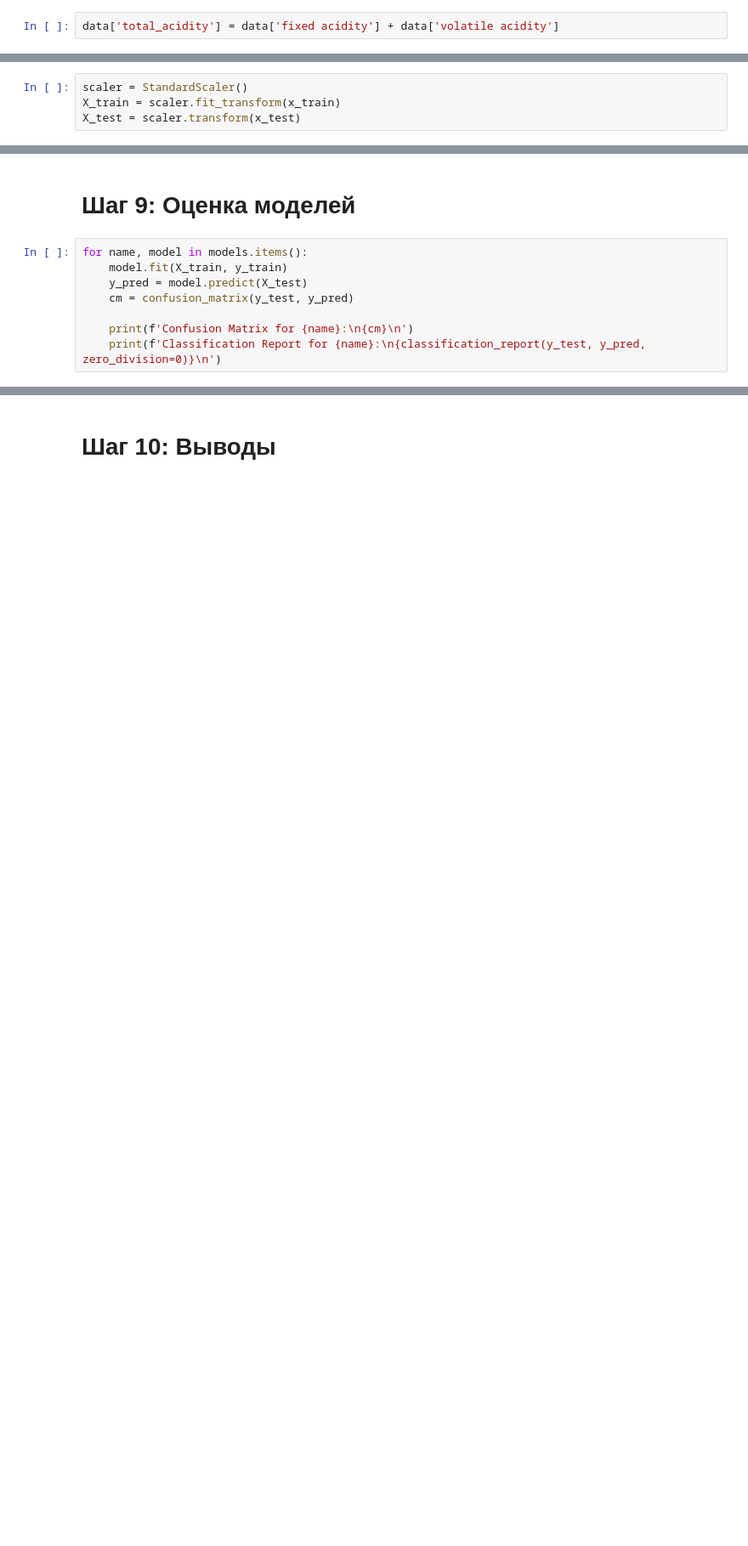
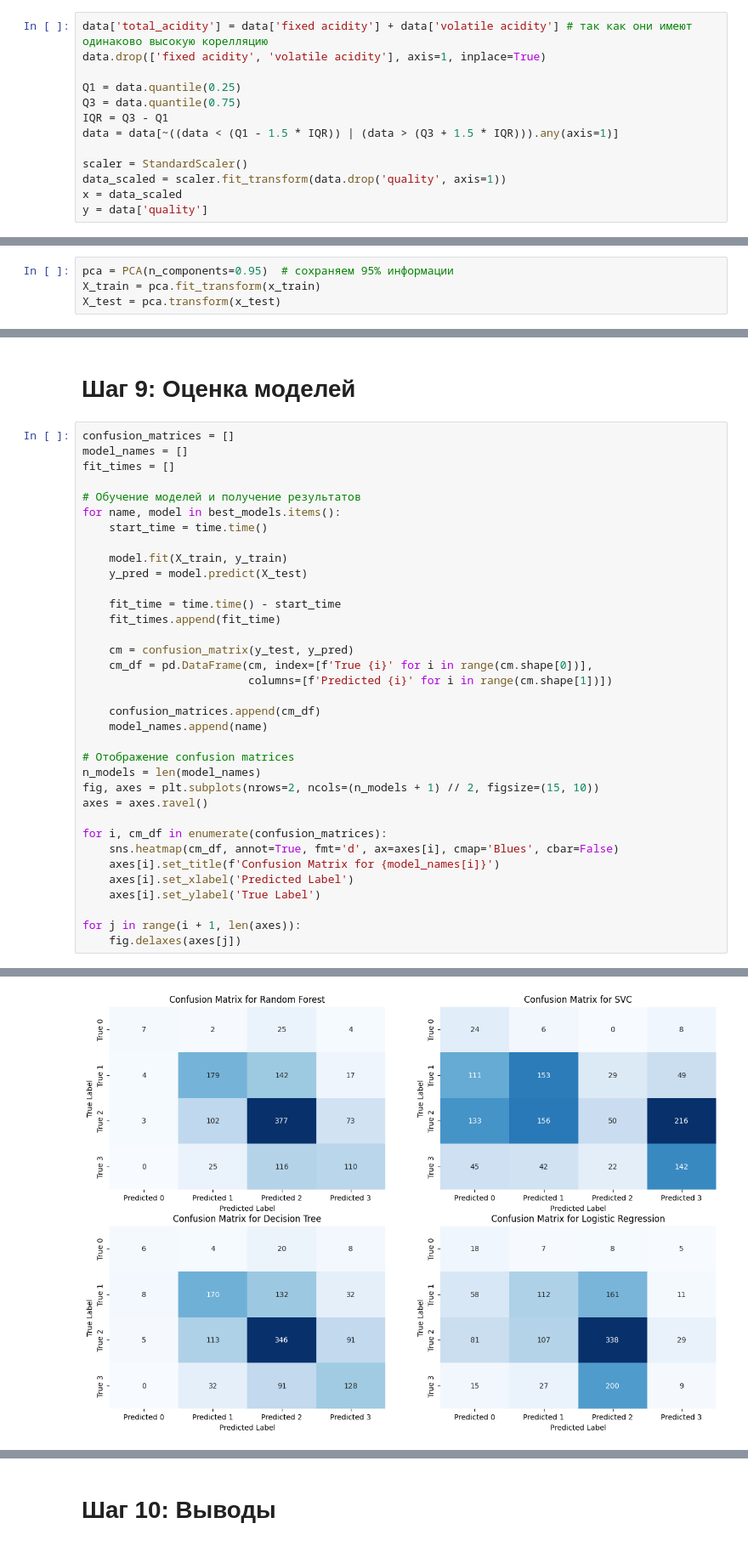
Before and after one commit to mariatrunina/spbu-python-course, a Jupyter notebook: project/task10/wine_quality.ipynb, the cells around one changed output, grey strips where cells are left out. Shown at 85% size. Saved outputs shown, nothing was run; the diff lists cells and outputs as text; blank space fills up the shorter version.

```diff
--- a/project/task10/wine_quality.ipynb
+++ b/project/task10/wine_quality.ipynb
@@ -121,7 +205,18 @@ Alcohol имеет значительную положительную корр
 # %% [markdown]
 # Шаг 5: Преобразование признаков и создание новых
 # %%
-data['total_acidity'] = data['fixed acidity'] + data['volatile acidity']
+data['total_acidity'] = data['fixed acidity'] + data['volatile acidity'] # так как они имеют одинаково высокую корелляцию
+data.drop(['fixed acidity', 'volatile acidity'], axis=1, inplace=True)
+
+Q1 = data.quantile(0.25)
+Q3 = data.quantile(0.75)
+IQR = Q3 - Q1
+data = data[~((data < (Q1 - 1.5 * IQR)) | (data > (Q3 + 1.5 * IQR))).any(axis=1)]
+
+scaler = StandardScaler()
+data_scaled = scaler.fit_transform(data.drop('quality', axis=1))
+x = data_scaled
+y = data['quality']
 # %% [markdown]
 # Шаг 6: Подготовка данных для классификации
 # %%
@@ -131,9 +226,9 @@ x_train, x_test, y_train, y_test = train_test_split(x, y, test_size=0.3, random_
 # %% [markdown]
 # Шаг 7: Масштабирование данных
 # %%
-scaler = StandardScaler()
-X_train = scaler.fit_transform(x_train)
-X_test = scaler.transform(x_test)
+pca = PCA(n_components=0.95)  # сохраняем 95% информации
+X_train = pca.fit_transform(x_train)
+X_test = pca.transform(x_test)
 # %% [markdown]
 # Шаг 8: Обучение моделей и подбор гиперпараметров
 # %%
@@ -162,11 +302,38 @@ for name, model in models.items():
 # %% [markdown]
 # Шаг 9: Оценка моделей
 # %%
-for name, model in models.items():
+confusion_matrices = []
+model_names = []
+fit_times = []
+
+# Обучение моделей и получение результатов
+for name, model in best_models.items():
+    start_time = time.time()
+
     model.fit(X_train, y_train)
     y_pred = model.predict(X_test)
+
+    fit_time = time.time() - start_time
+    fit_times.append(fit_time)
+
     cm = confusion_matrix(y_test, y_pred)
+    cm_df = pd.DataFrame(cm, index=[f'True {i}' for i in range(cm.shape[0])],
+                         columns=[f'Predicted {i}' for i in range(cm.shape[1])])
 
-    print(f'Confusion Matrix for {name}:\n{cm}\n')
-    print(f'Classification Report for {name}:\n{classification_report(y_test, y_pred, zero_division=0)}\n')
+    confusion_matrices.append(cm_df)
+    model_names.append(name)
+
+# Отображение confusion matrices
+n_models = len(model_names)
+fig, axes = plt.subplots(nrows=2, ncols=(n_models + 1) // 2, figsize=(15, 10))
+axes = axes.ravel()
+
+for i, cm_df in enumerate(confusion_matrices):
+    sns.heatmap(cm_df, annot=True, fmt='d', ax=axes[i], cmap='Blues', cbar=False)
+    axes[i].set_title(f'Confusion Matrix for {model_names[i]}')
+    axes[i].set_xlabel('Predicted Label')
+    axes[i].set_ylabel('True Label')
+
+for j in range(i + 1, len(axes)):
+    fig.delaxes(axes[j])
 # %% [output]
@@ -189,0 +340 @@ weighted avg       0.52      0.46      0.48      1470
+[figure, added]
```
Also changed, not shown: parts of 11 cells of this notebook.
